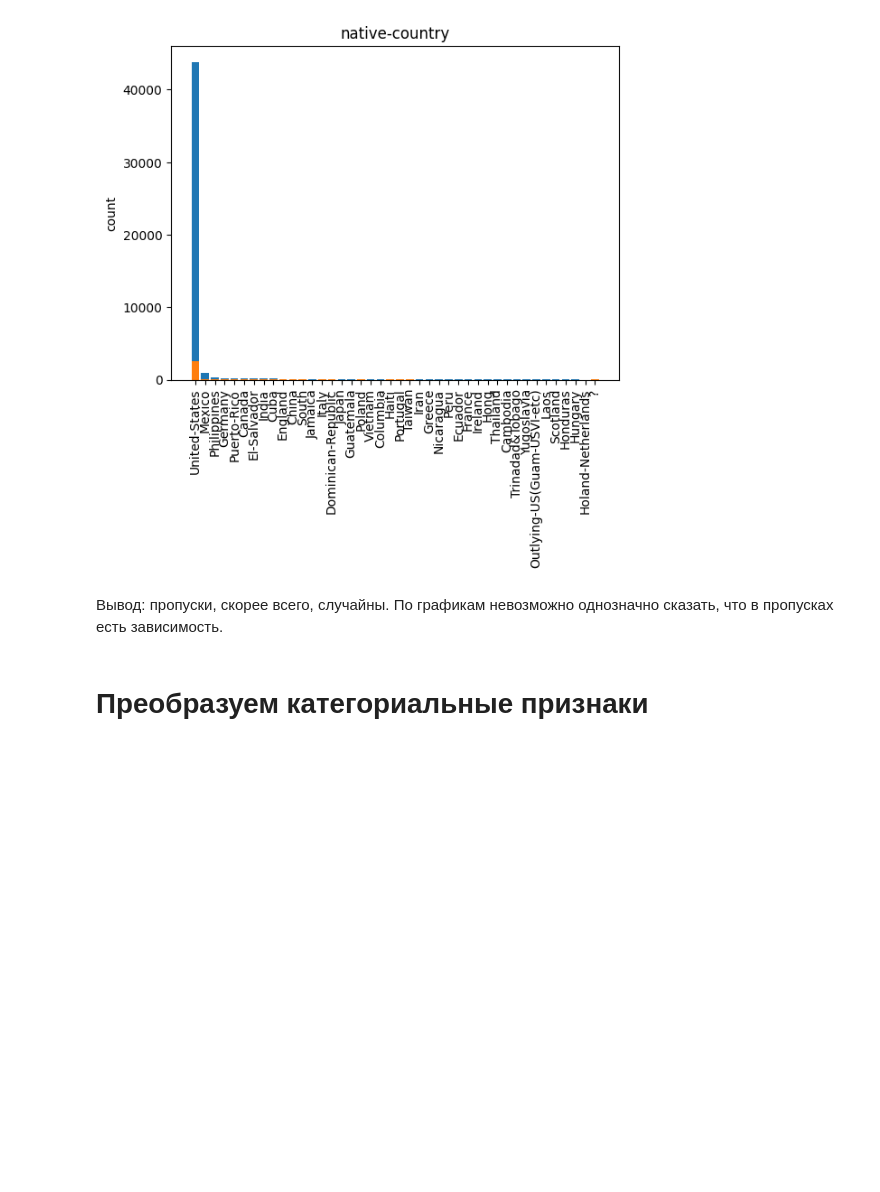
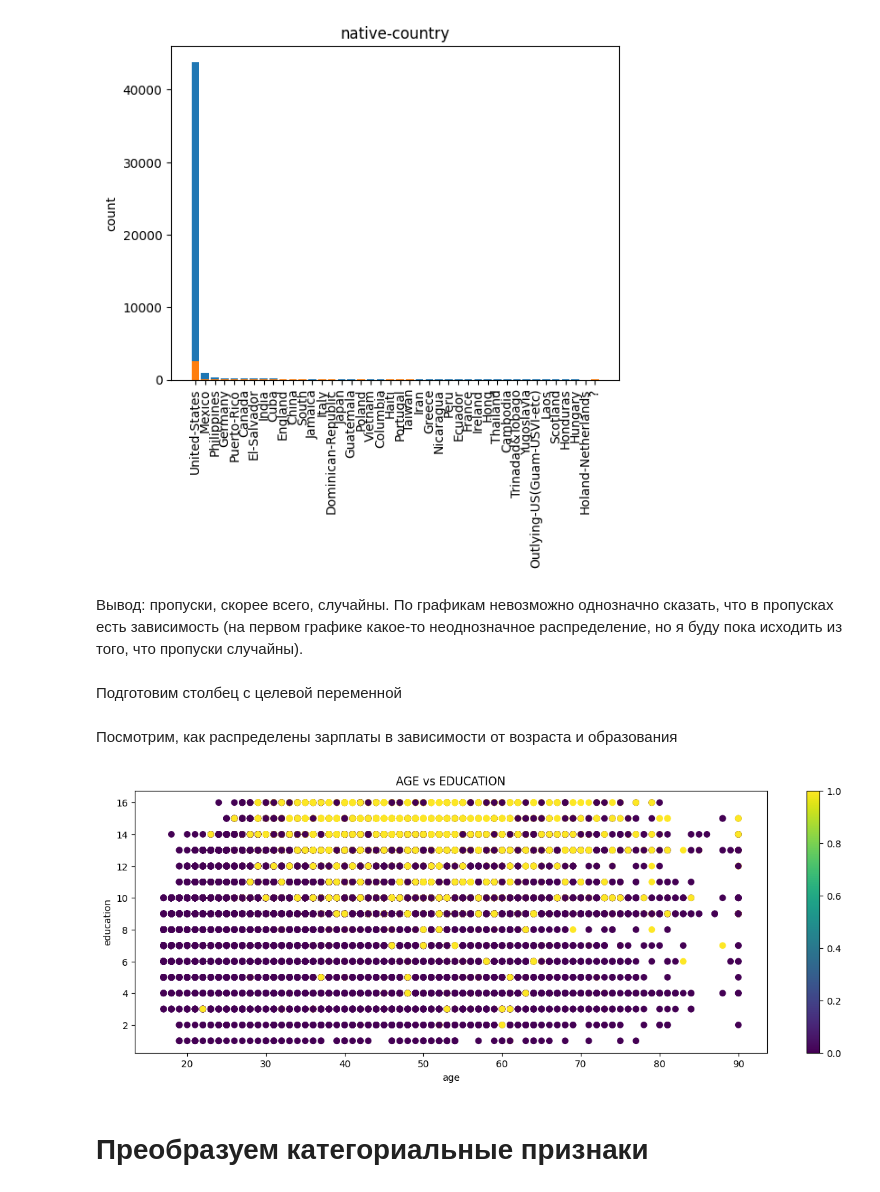
Before and after one commit to miracurue/Adult_project, a Jupyter notebook: Adult_notebook.ipynb, the cells around one changed output. Cells and saved outputs as stored; diff of their text form; code cells hidden in the pictures; blank space fills up the shorter version.

```diff
--- a/Adult_notebook.ipynb
+++ b/Adult_notebook.ipynb
@@ -111,4 +136,6 @@ for column in columns:
 [figure]
 [figure]
 # %% [markdown]
-Вывод: пропуски, скорее всего, случайны. По графикам невозможно однозначно сказать, что в пропусках есть зависимость.
+Вывод: пропуски, скорее всего, случайны. По графикам невозможно однозначно сказать, что в пропусках есть зависимость (на первом графике какое-то неоднозначное распределение, но я буду пока исходить из того, что пропуски случайны).
+# %% [markdown]
+Подготовим столбец с целевой переменной
@@ -115,3 +145,18 @@ for column in columns:
+# %% [markdown]
+Посмотрим, как распределены зарплаты в зависимости от возраста и образования
+# %%
+x_fig = df['age']
+y_fig = df['educational-num']
+z_fig = df['income']
+plt.figure(figsize=(15, 5))
+plt.scatter(x=x_fig, y=y_fig, c=z_fig)
+plt.colorbar()
+plt.title('AGE vs EDUCATION')
+plt.xlabel('age')
+plt.ylabel('education')
+plt.show()
+# %% [output]
+[figure, added]
 # %% [markdown]
 # Преобразуем категориальные признаки
 # %%
```
Also changed, not shown: parts of 42 cells of this notebook.
